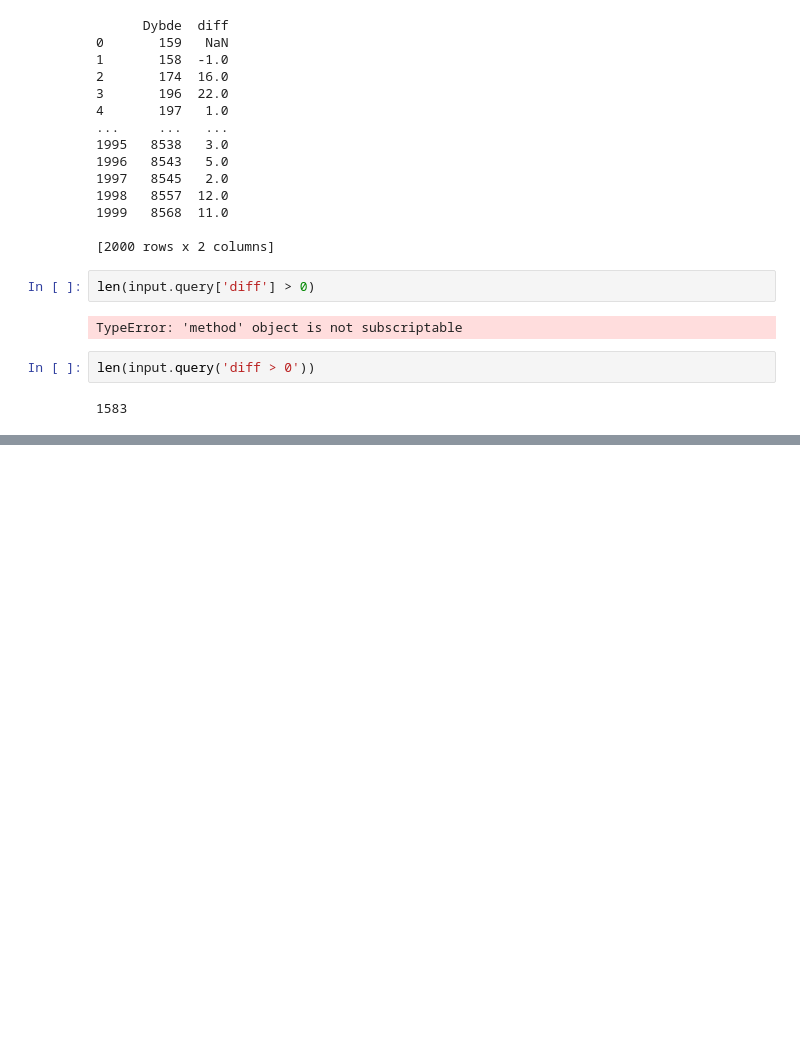
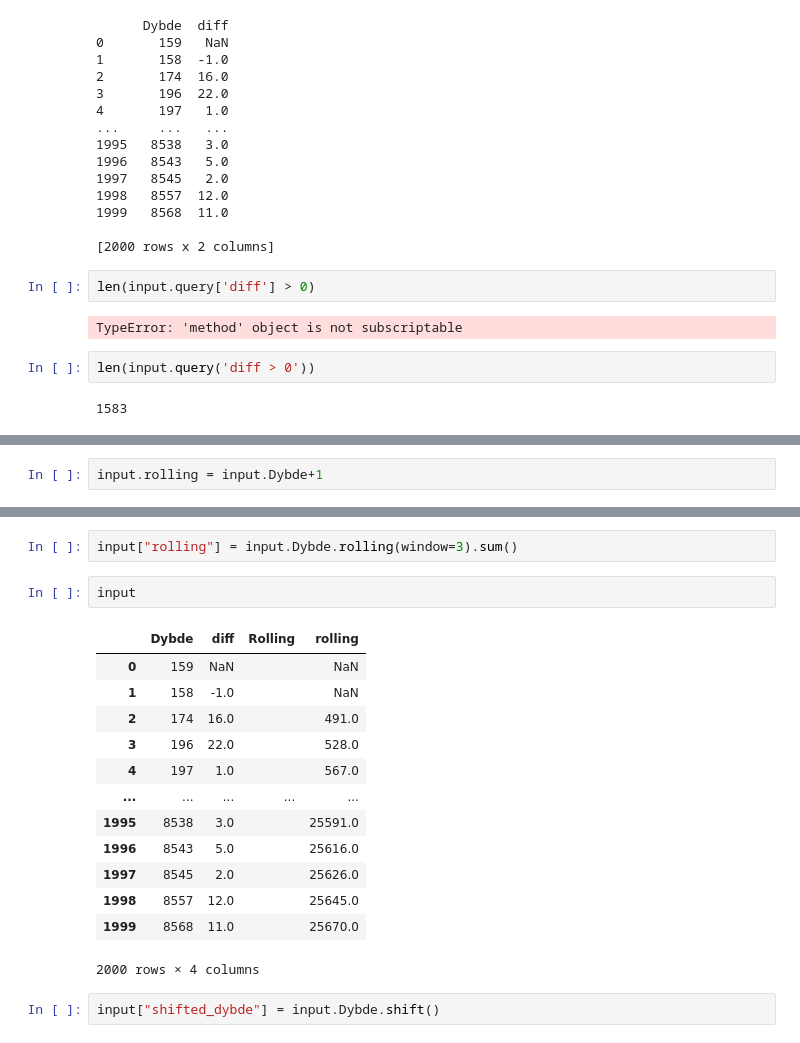
Before and after one commit to Zeuthens/advent, a Jupyter notebook: Adventcode.ipynb, the cells around one changed output, grey strips where cells are left out. Cells and saved outputs as stored; diff of their text form; blank space fills up the shorter version.

```diff
--- a/Adventcode.ipynb
+++ b/Adventcode.ipynb
@@ -314,0 +476,2 @@ len(input.query('diff > 0'))
+# %%
+input.rolling = input.Dybde+1
@@ -314,0 +493,20 @@ len(input.query('diff > 0'))
+# %%
+input["rolling"] = input.Dybde.rolling(window=3).sum()
+# %%
+input
+# %% [output]
+|  | Dybde | diff | Rolling | rolling |
+| 0 | 159 | NaN |  | NaN |
+| 1 | 158 | -1.0 |  | NaN |
+| 2 | 174 | 16.0 |  | 491.0 |
+| 3 | 196 | 22.0 |  | 528.0 |
+| 4 | 197 | 1.0 |  | 567.0 |
+| ... | ... | ... | ... | ... |
+| 1995 | 8538 | 3.0 |  | 25591.0 |
+| 1996 | 8543 | 5.0 |  | 25616.0 |
+| 1997 | 8545 | 2.0 |  | 25626.0 |
+| 1998 | 8557 | 12.0 |  | 25645.0 |
+| 1999 | 8568 | 11.0 |  | 25670.0 |
+2000 rows × 4 columns
+# %%
+input["shifted_dybde"] = input.Dybde.shift()
```
Also changed, not shown: parts of 26 cells of this notebook.
